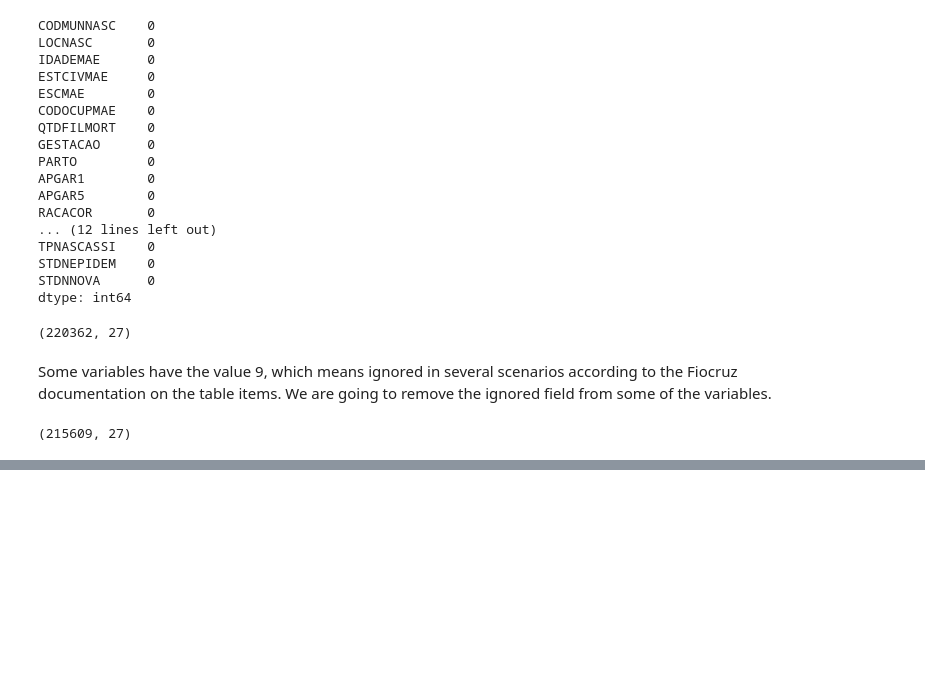
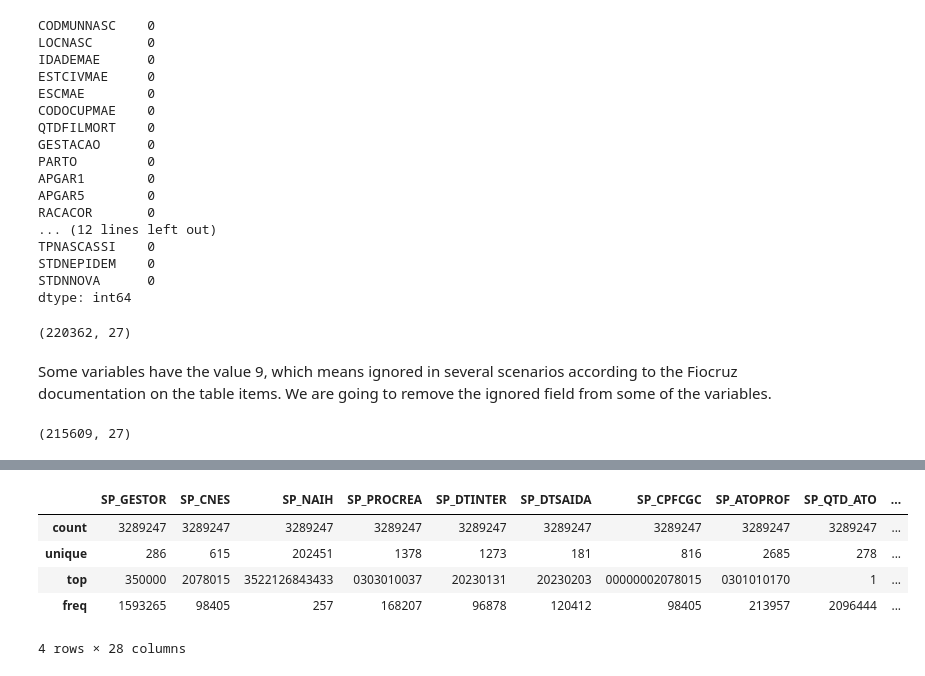
Before and after one commit to asvarella/intersectional-bias-fairness-healthcare, a Jupyter notebook: notebooks/init_datasets.ipynb, the cells around one changed output, grey strips where cells are left out. Drawn from its saved outputs; the diff is of its cells as text; code cells hidden in the pictures; blank space fills up the shorter version.

```diff
--- a/notebooks/init_datasets.ipynb
+++ b/notebooks/init_datasets.ipynb
@@ -747,0 +780,21 @@ df.to_csv(processed_data_path / f"sinasc.csv", index=False)
+# %%
+# Dropping columns that won't be used
+df = df.drop(columns=[
+    'SP_UF',
+    'REMESSA',
+    'SP_AA',
+    'SP_MM',
+    'SP_NUM_PR',
+    'SP_CIDSEC',
+    'SP_TIPO',
+    'SP_TP_ATO'
+])
+# %%
+df.describe()
+# %% [output]
+|  | SP_GESTOR | SP_CNES | SP_NAIH | SP_PROCREA | SP_DTINTER | SP_DTSAIDA | SP_CPFCGC | SP_ATOPROF | SP_QTD_ATO | ... |
+| count | 3289247 | 3289247 | 3289247 | 3289247 | 3289247 | 3289247 | 3289247 | 3289247 | 3289247 | ... |
+| unique | 286 | 615 | 202451 | 1378 | 1273 | 181 | 816 | 2685 | 278 | ... |
+| top | 350000 | 2078015 | 3522126843433 | 0303010037 | 20230131 | 20230203 | 00000002078015 | 0301010170 | 1 | ... |
+| freq | 1593265 | 98405 | 257 | 168207 | 96878 | 120412 | 98405 | 213957 | 2096444 | ... |
+4 rows × 28 columns
```
Also changed, not shown: parts of 12 cells of this notebook.
